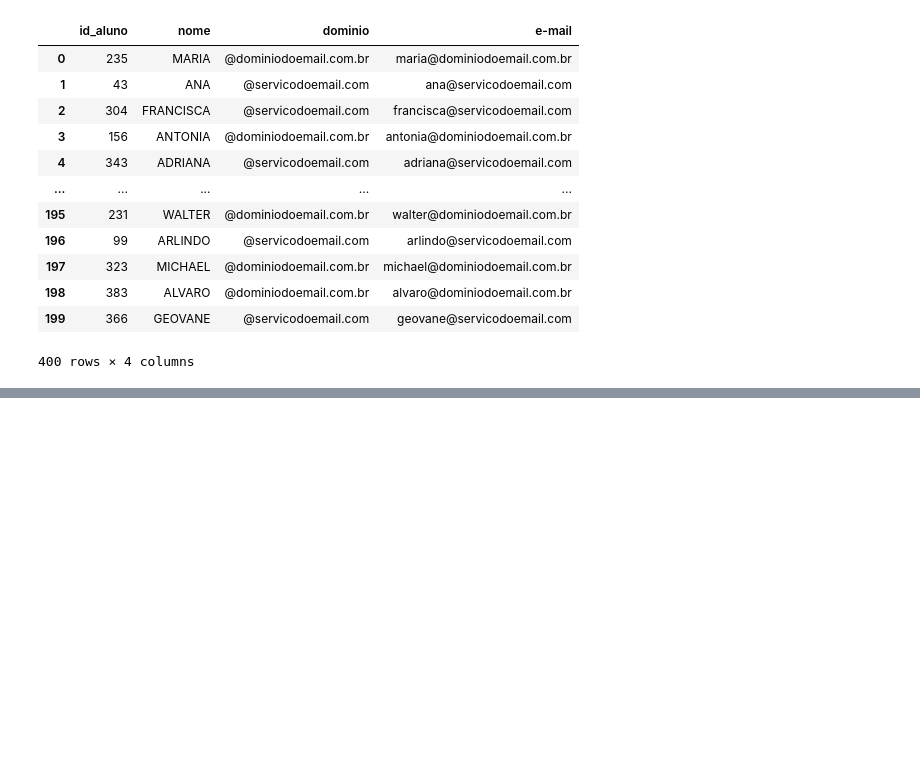
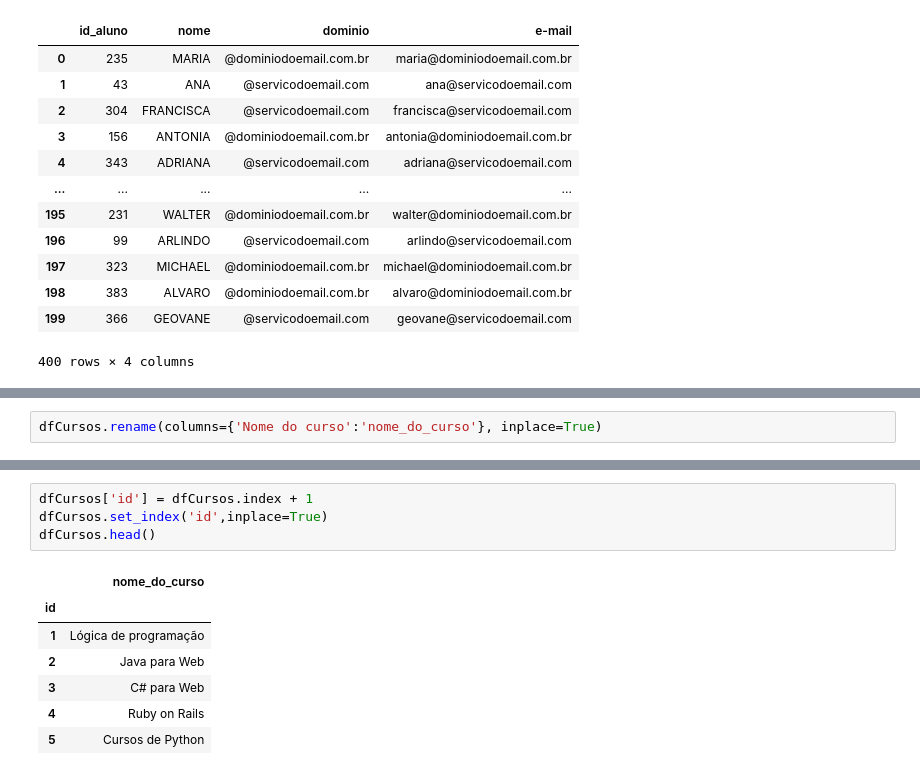
Before and after one commit to erikamarchi/pandas-formatos-diferentes-de-entrada-e-saida-io, a Jupyter notebook: Pandas_IO.ipynb, the cells around one changed output, grey strips where cells are left out. Saved outputs shown, nothing was run; the diff lists cells and outputs as text; blank space fills up the shorter version.

```diff
--- a/Pandas_IO.ipynb
+++ b/Pandas_IO.ipynb
@@ -160,0 +227,2 @@ See the caveats in the documentation: https://pandas.pydata.org/pandas-docs/stab
+# %%
+dfCursos.rename(columns={'Nome do curso':'nome_do_curso'}, inplace=True)
@@ -160,0 +238,12 @@ See the caveats in the documentation: https://pandas.pydata.org/pandas-docs/stab
+# %%
+dfCursos['id'] = dfCursos.index + 1
+dfCursos.set_index('id',inplace=True)
+dfCursos.head()
+# %% [output]
+|  | nome_do_curso |
+| id |  |
+| 1 | Lógica de programação |
+| 2 | Java para Web |
+| 3 | C# para Web |
+| 4 | Ruby on Rails |
+| 5 | Cursos de Python |
```
Also changed, not shown: parts of 9 cells of this notebook.
